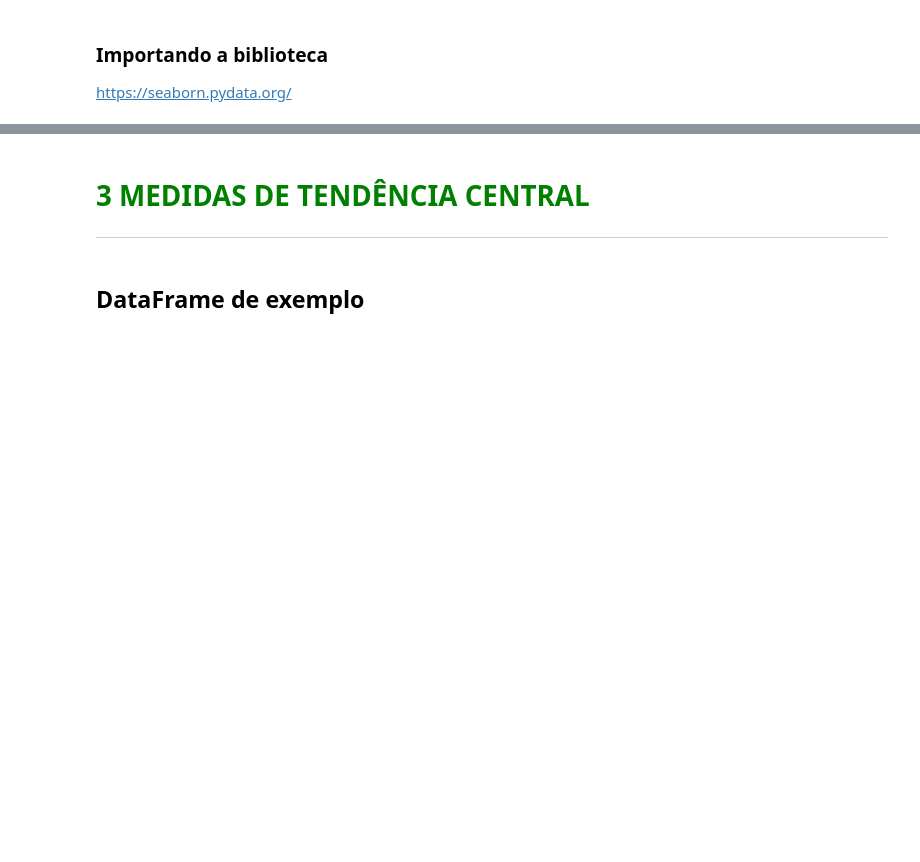
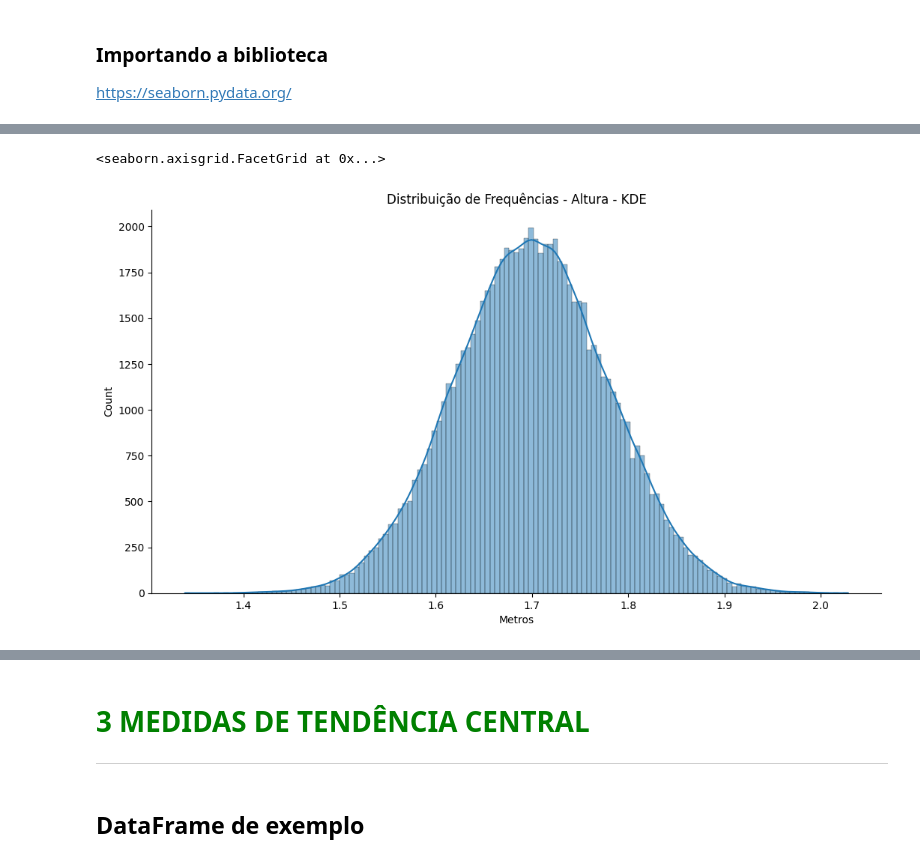
Before and after one commit to orlandojsjunior/Estatistica_com_Python-frequencias_e_medidas, a Jupyter notebook: Curso_de_Estatistica.ipynb, the cells around one changed output, grey strips where cells are left out. Cells and saved outputs as stored; diff of their text form; code cells hidden in the pictures; blank space fills up the shorter version.

```diff
--- a/Curso_de_Estatistica.ipynb
+++ b/Curso_de_Estatistica.ipynb
@@ -408,0 +538,10 @@ https://seaborn.pydata.org/
+# %%
+ax = sns.displot(dados.Altura, kind="hist", kde=True)
+
+ax.figure.set_size_inches(12,6)
+ax.set(title="Distribuição de Frequências - Altura - KDE", xlabel='Metros')
+
+ax
+# %% [output]
+<seaborn.axisgrid.FacetGrid at 0x...>
+[figure, added]
```
Also changed, not shown: parts of 40 cells of this notebook.
